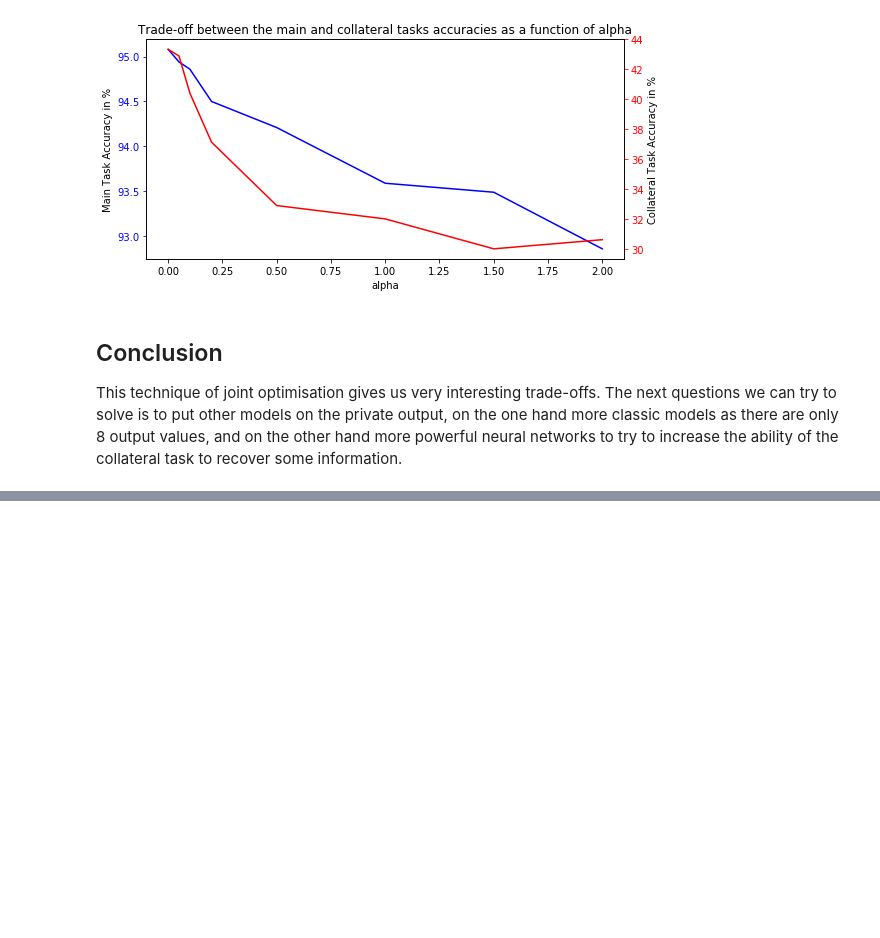
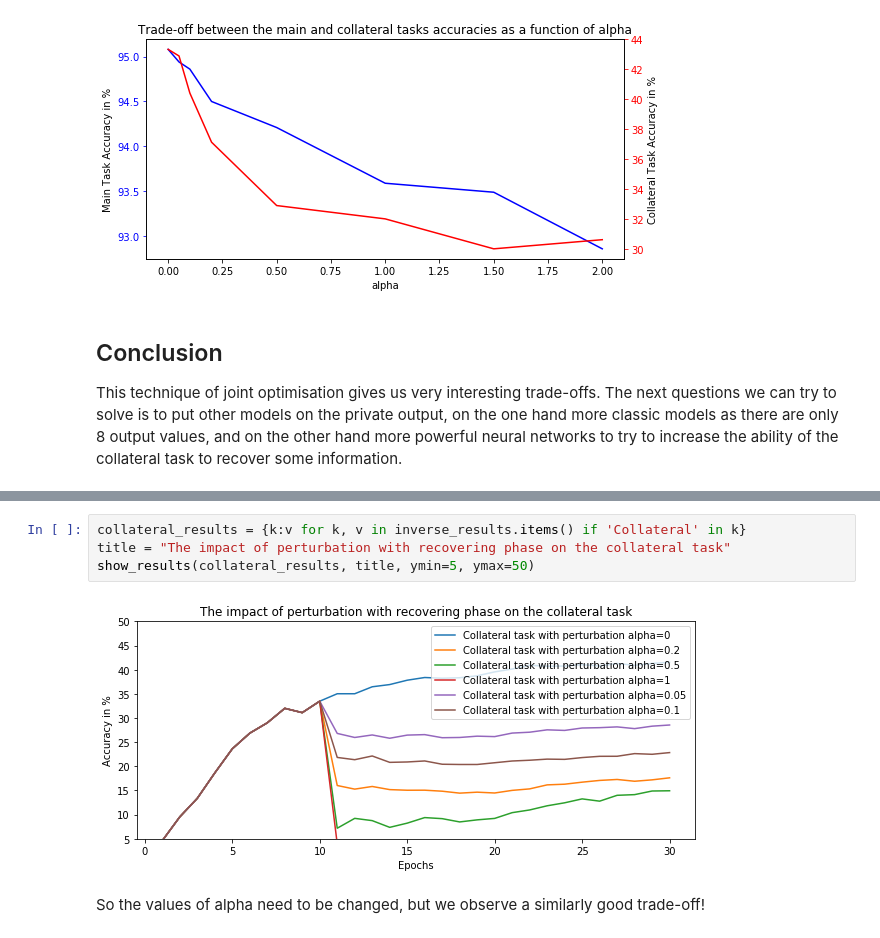
Before and after one commit to LaRiffle/collateral-learning, a Jupyter notebook: notebooks/Part 10 - Joint optimisation of opposite objectives.ipynb, the cells around one changed output, grey strips where cells are left out. Cells and saved outputs as stored; diff of their text form; blank space fills up the shorter version.

```diff
--- a/notebooks/Part 10 - Joint optimisation of opposite objectives.ipynb
+++ b/notebooks/Part 10 - Joint optimisation of opposite objectives.ipynb
@@ -383,0 +522,8 @@ This technique of joint optimisation gives us very interesting trade-offs. The n
+# %%
+collateral_results = {k:v for k, v in inverse_results.items() if 'Collateral' in k}
+title = "The impact of perturbation with recovering phase on the collateral task"
+show_results(collateral_results, title, ymin=5, ymax=50)
+# %% [output]
+[figure, added]
+# %% [markdown]
+So the values of alpha need to be changed, but we observe a similarly good trade-off!
```
Also changed, not shown: parts of 9 cells of this notebook.
